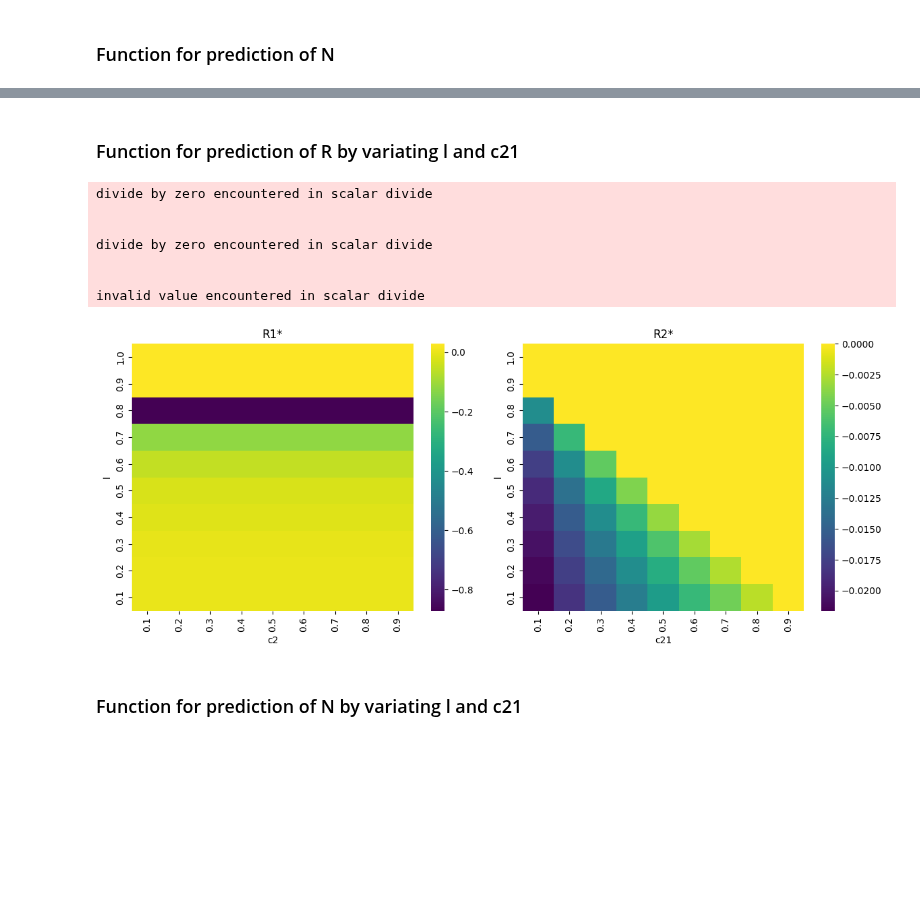
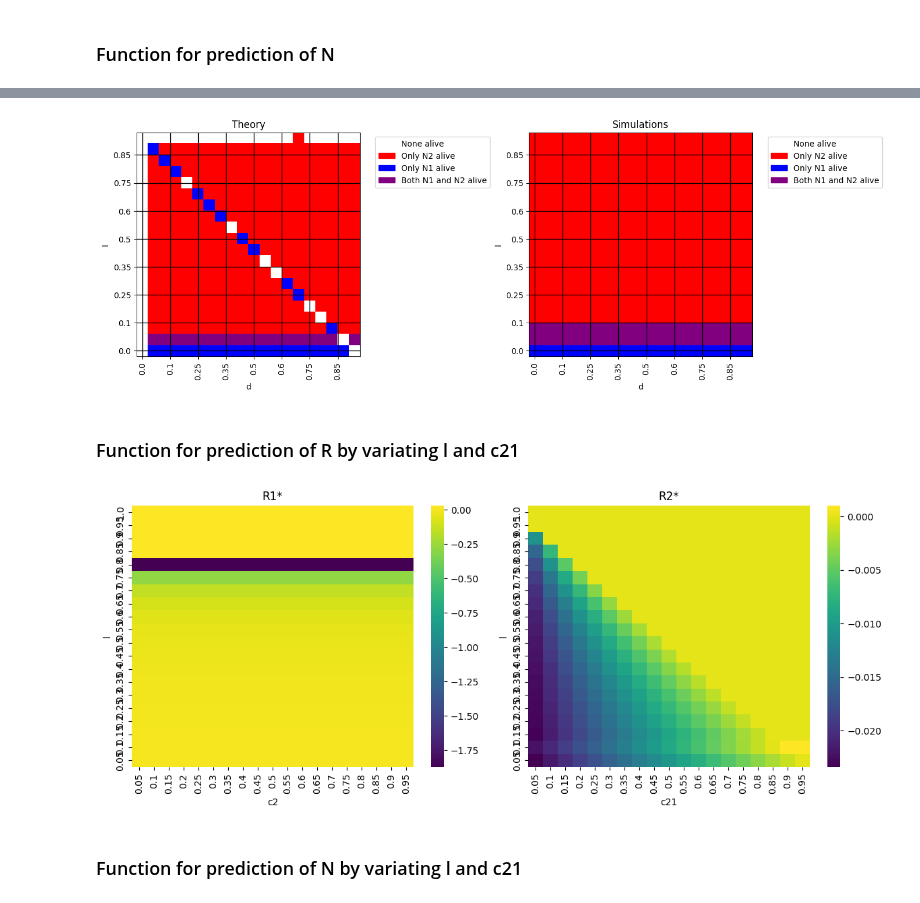
Before and after one commit to GiveMe1Coffee/m6-consumer-resource-model, a Jupyter notebook: M6_project.ipynb, the cells around one changed output, grey strips where cells are left out. Cells and saved outputs as stored; diff of their text form; code cells hidden in the pictures; blank space fills up the shorter version.

```diff
--- a/M6_project.ipynb
+++ b/M6_project.ipynb
@@ -1618,3 +1600,9 @@ FixedFormatter should only be used together with FixedLocator
+# %%
+with warnings.catch_warnings():
+  warnings.simplefilter("ignore")
+  heatmaps_predictions_N(20, 1e-6)
+# %% [output]
+[figure, added]
 # %% [markdown]
 ### Function for prediction of R by variating l and c21
 # %%
@@ -1673,7 +1661,7 @@ def heatmaps_predictions_R_for_l_and_c21(n):
   x_labels1 = [str(int(tick+1) / n) for tick in x_ticks1]
   y_labels1 = [str(int(tick+1) / n) for tick in y_ticks1]
   ax1.set_xticklabels(x_labels1, rotation = 90)
-  ax1.set_yticklabels(y_labels1)
+  ax1.set_yticklabels(y_labels1, rotation = 0)
   ax1.set_xlabel('c2')
   ax1.set_ylabel('l')
   ax1.invert_yaxis()
@@ -1687,7 +1675,7 @@ def heatmaps_predictions_R_for_l_and_c21(n):
   x_labels2 = [str(int(tick+1) / n) for tick in x_ticks2]
   y_labels2 = [str(int(tick+1) / n) for tick in y_ticks2]
   ax2.set_xticklabels(x_labels2, rotation = 90)
-  ax2.set_yticklabels(y_labels2)
+  ax2.set_yticklabels(y_labels2, rotation = 0)
   ax2.set_xlabel('c21')
   ax2.set_ylabel('l')
   ax2.invert_yaxis()
@@ -1695,17 +1683,12 @@ def heatmaps_predictions_R_for_l_and_c21(n):
 
   plt.tight_layout()
   plt.show()
-# %%
-heatmaps_predictions_R_for_l_and_c21(10)
-# %% [output]
-divide by zero encountered in scalar divide
-
-
-divide by zero encountered in scalar divide
-
-
-invalid value encountered in scalar divide
-[figure, removed]
+# %%
+with warnings.catch_warnings():
+  warnings.simplefilter("ignore")
+  heatmaps_predictions_R_for_l_and_c21(20)
+# %% [output]
+[figure, added]
 # %% [markdown]
 ### Function for prediction of N by variating l and c21
 # %%
```
Also changed, not shown: parts of 9 cells of this notebook.
